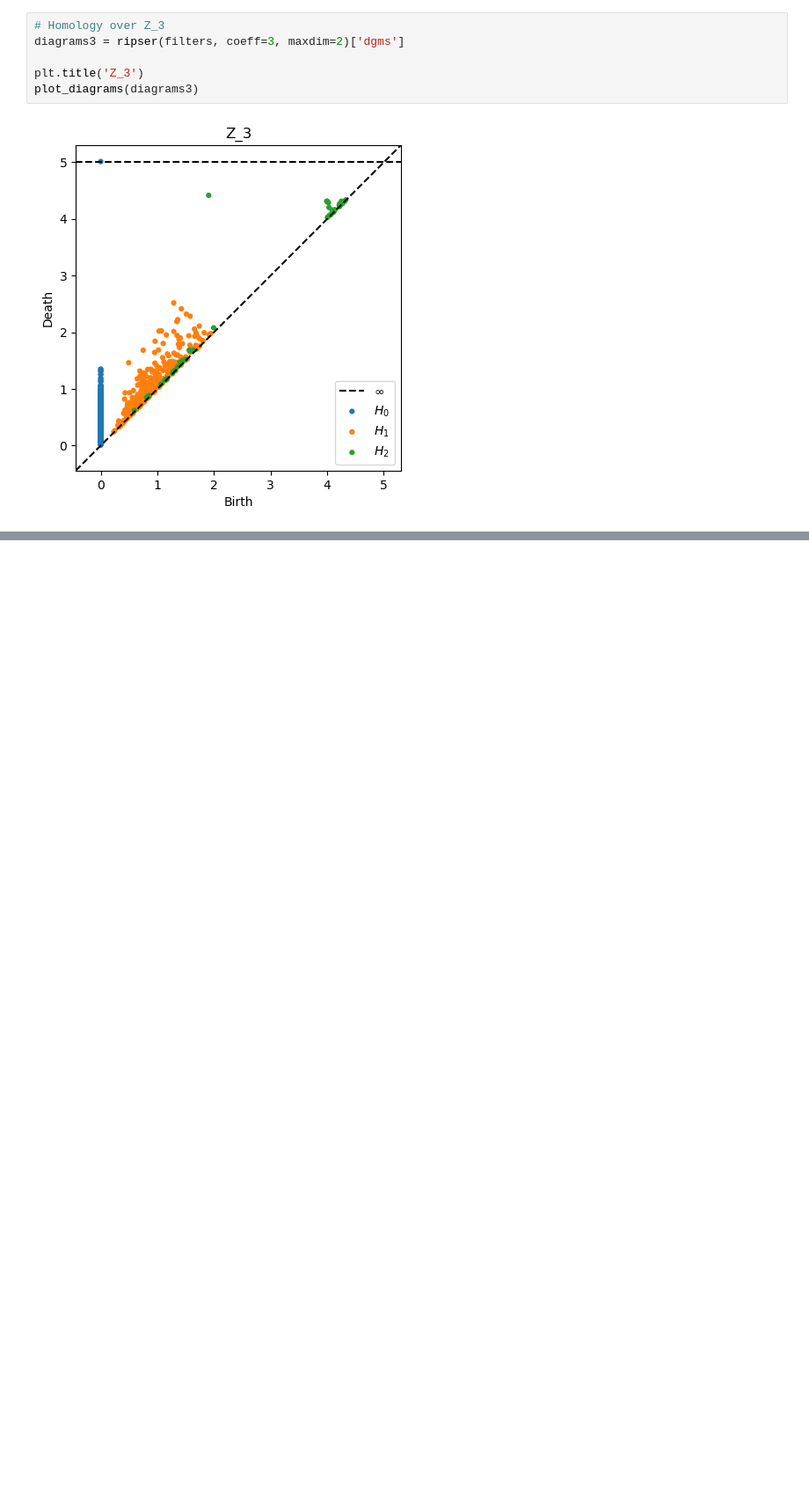
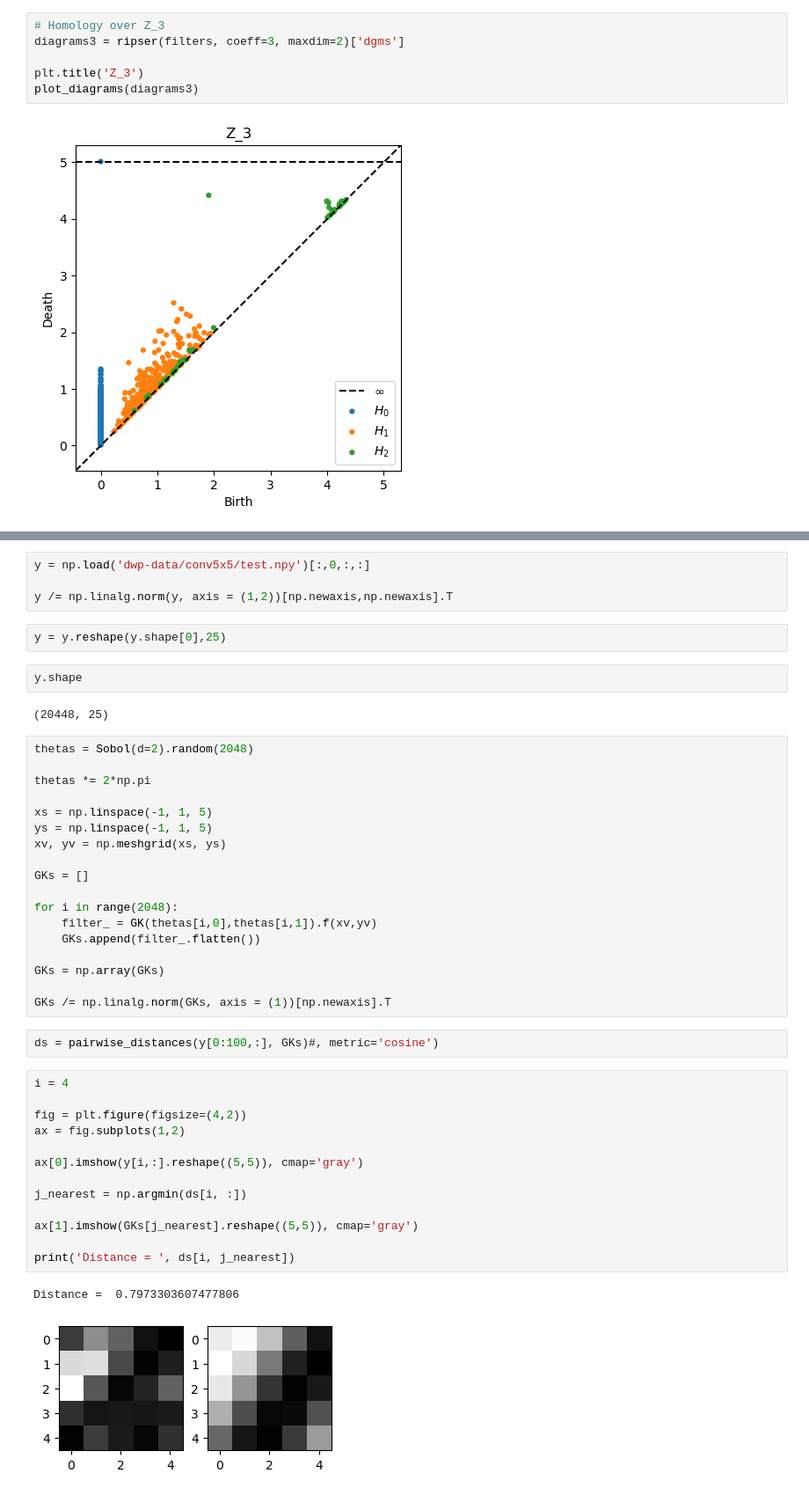
Before and after one commit to bekemax/KleinVAE, a Jupyter notebook: sampling-Gabor.ipynb, the cells around one changed output, grey strips where cells are left out. Shown: that part at 88% size. Drawn from its saved outputs; the diff is of its cells as text; blank space fills up the shorter version.

Commit message:
checking DWP data

```diff
--- a/sampling-Gabor.ipynb
+++ b/sampling-Gabor.ipynb
@@ -131,0 +136,46 @@ plot_diagrams(diagrams3)
+# %%
+y = np.load('dwp-data/conv5x5/test.npy')[:,0,:,:]
+
+y /= np.linalg.norm(y, axis = (1,2))[np.newaxis,np.newaxis].T
+# %%
+y = y.reshape(y.shape[0],25)
+# %%
+y.shape
+# %% [output]
+(20448, 25)
+# %%
+thetas = Sobol(d=2).random(2048)
+
+thetas *= 2*np.pi
+
+xs = np.linspace(-1, 1, 5)
+ys = np.linspace(-1, 1, 5)
+xv, yv = np.meshgrid(xs, ys)
+
+GKs = []
+
+for i in range(2048):
+    filter_ = GK(thetas[i,0],thetas[i,1]).f(xv,yv)
+    GKs.append(filter_.flatten())
+
+GKs = np.array(GKs)
+
+GKs /= np.linalg.norm(GKs, axis = (1))[np.newaxis].T
+# %%
+ds = pairwise_distances(y[0:100,:], GKs)#, metric='cosine')
+# %%
+i = 4
+
+fig = plt.figure(figsize=(4,2))
+ax = fig.subplots(1,2)
+
+ax[0].imshow(y[i,:].reshape((5,5)), cmap='gray')
+
+j_nearest = np.argmin(ds[i, :])
+
+ax[1].imshow(GKs[j_nearest].reshape((5,5)), cmap='gray')
+
+print('Distance = ', ds[i, j_nearest])
+# %% [output]
+Distance =  0.7973303607477806
+[figure, added]
```
Also changed, not shown: parts of 7 cells of this notebook, 10 other files.
